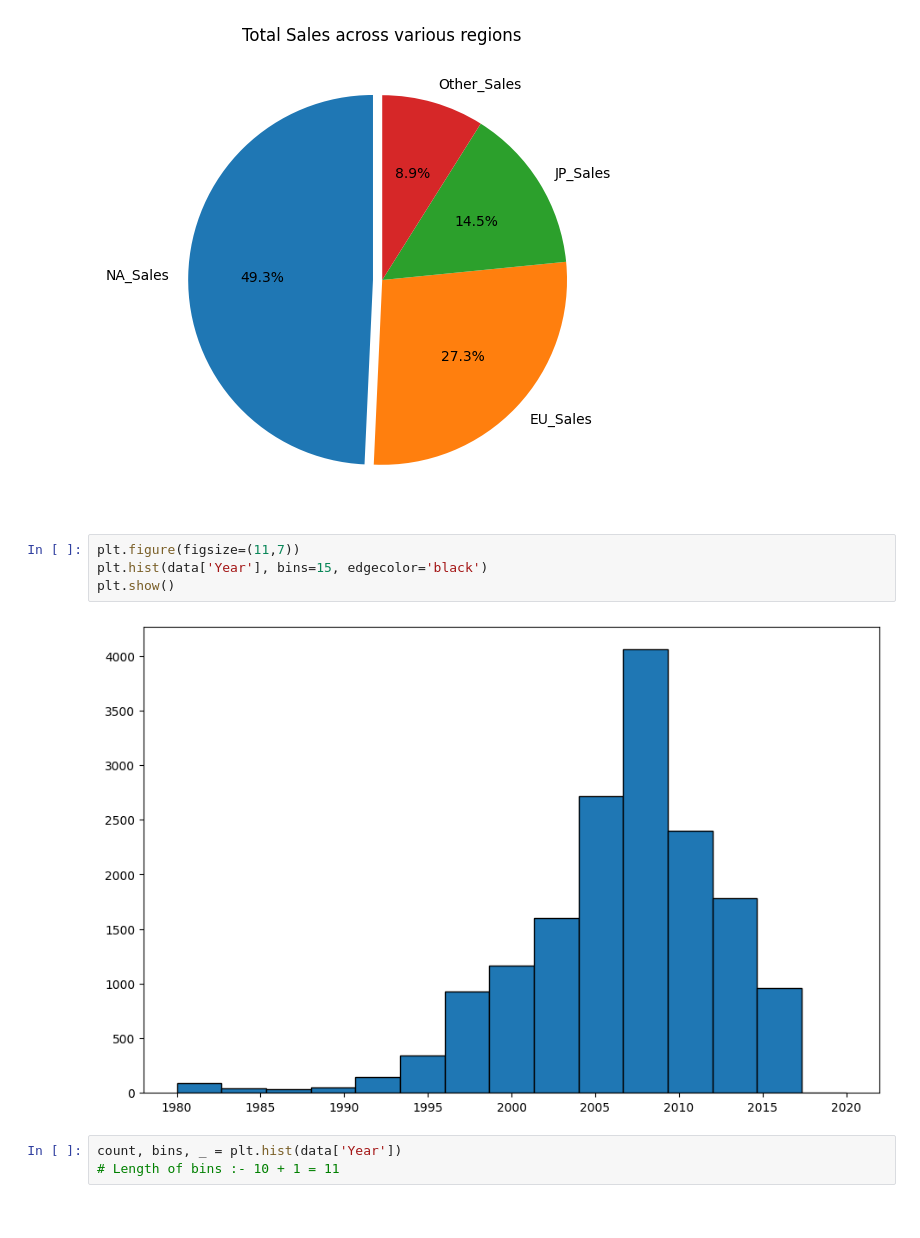
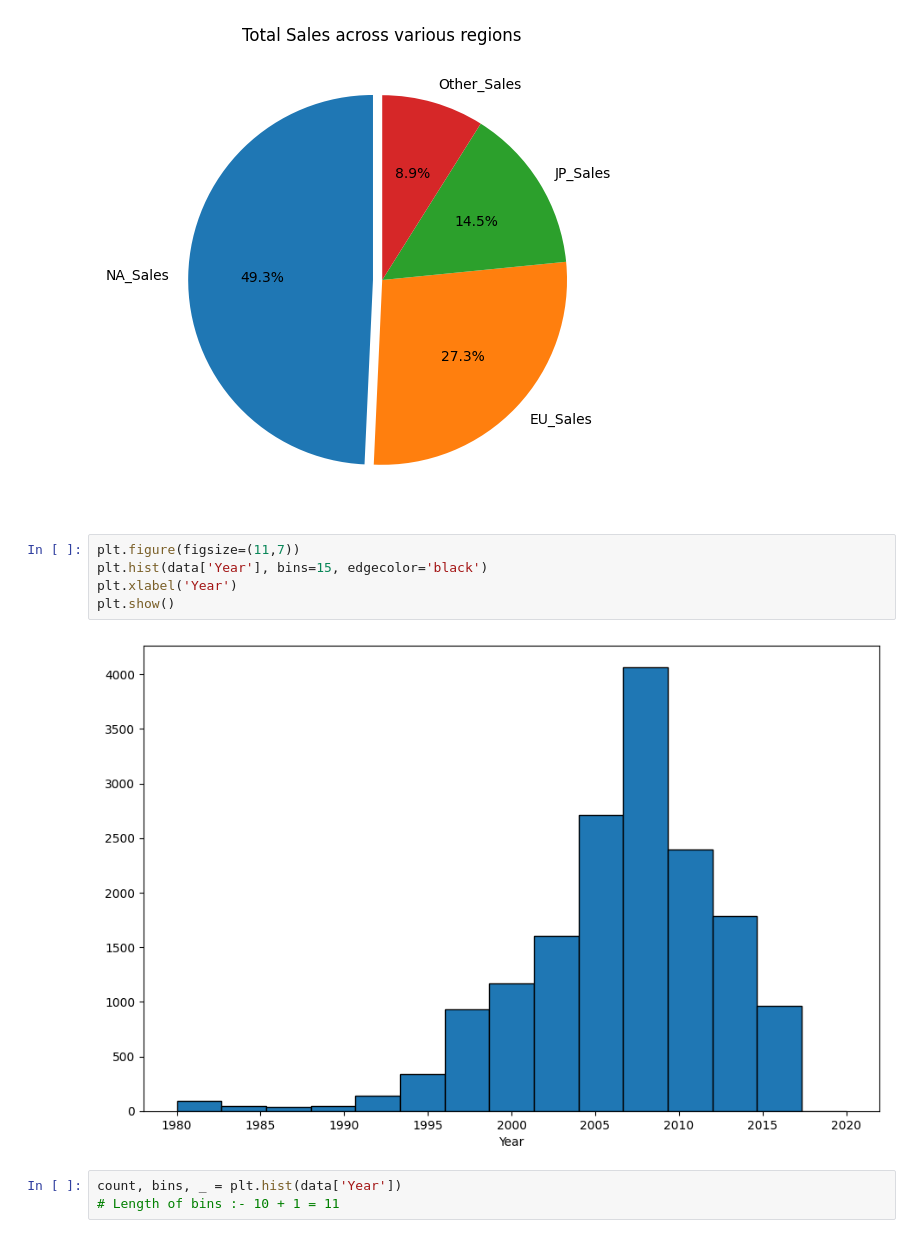
Before and after one commit to kushbharti/matlib_prac, a Jupyter notebook: Practices/base.ipynb, the cells around one changed output. Saved outputs shown, nothing was run; the diff lists cells and outputs as text.

```diff
--- a/Practices/base.ipynb
+++ b/Practices/base.ipynb
@@ -47,9 +47,10 @@ plt.show()
 # %%
 plt.figure(figsize=(11,7))
 plt.hist(data['Year'], bins=15, edgecolor='black')
+plt.xlabel('Year')
 plt.show()
 # %% [output]
-[figure, old version]
+[figure, new version]
 # %%
 count, bins, _ = plt.hist(data['Year'])
 # Length of bins :- 10 + 1 = 11
```
Also changed, not shown: parts of 9 cells of this notebook.
